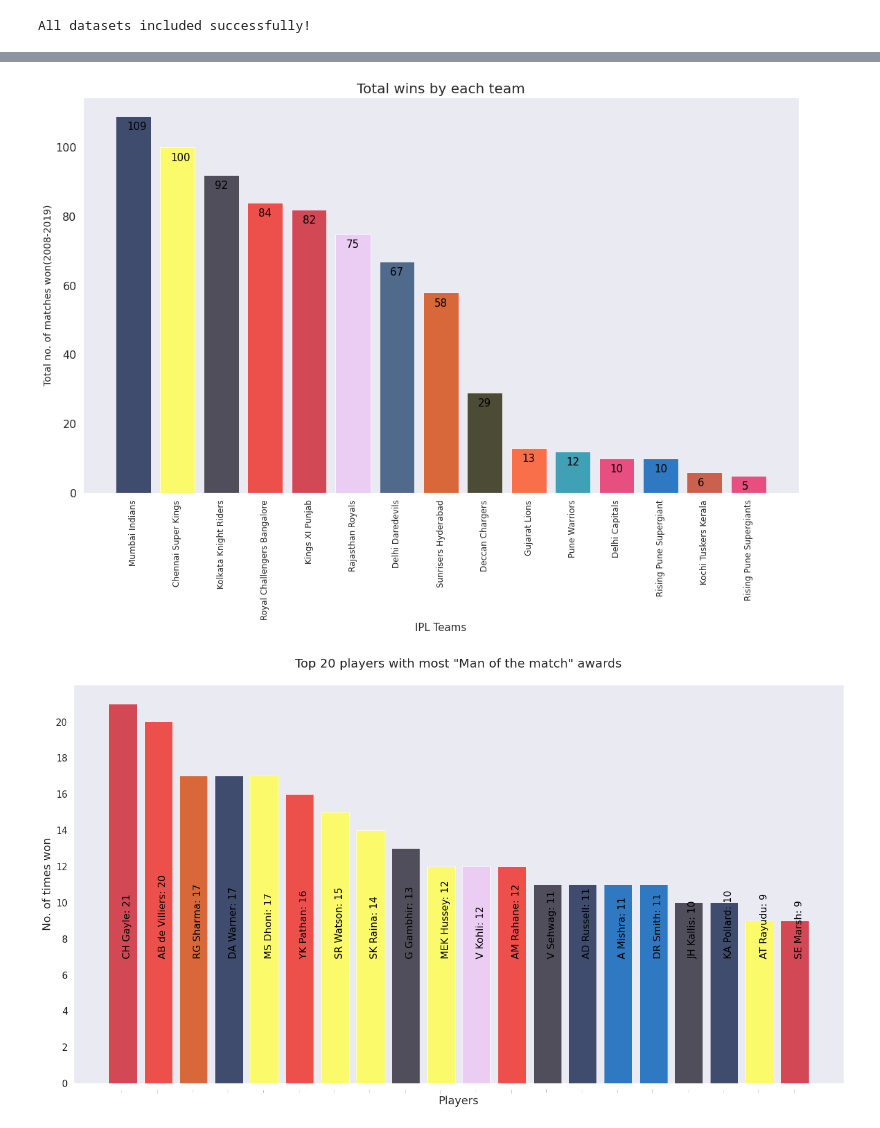
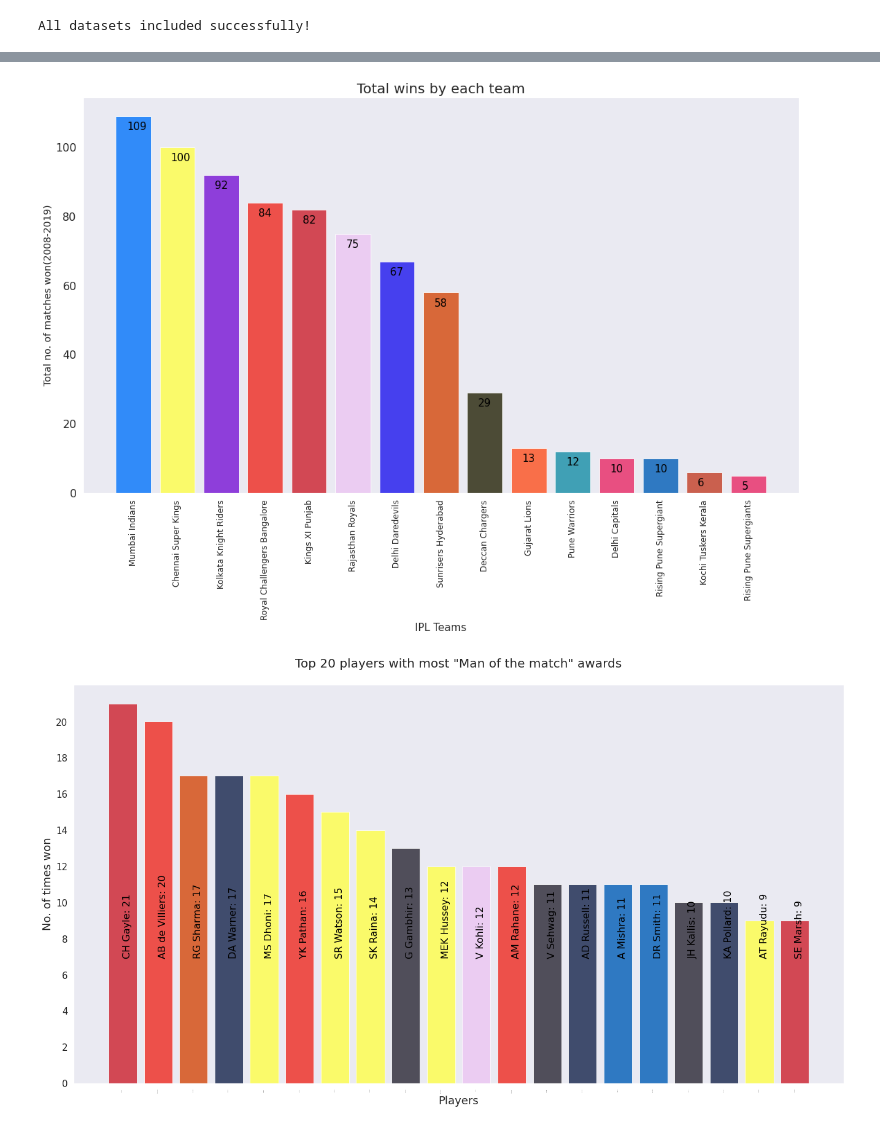
Before and after one commit to MainakRepositor/Data-Analysis, a Jupyter notebook: IPL_EDA.ipynb, the cells around one changed output, grey strips where cells are left out. Drawn from its saved outputs; the diff is of its cells as text; code cells hidden in the pictures.

```diff
--- a/IPL_EDA.ipynb
+++ b/IPL_EDA.ipynb
@@ -37,26 +37,26 @@ df1.head()
 # %%
 fig=plt.gcf()
 fig.set_size_inches(18.5,10.5)
 wins=pd.DataFrame(df1['winner'].value_counts())
 wins['name']=wins.index
 plt.xticks(rotation=90,fontsize=12)
 plt.yticks(fontsize=16)
 plt.bar(wins['name'],
         wins['winner'],
-        color=['#15244C','#FFFF48','#292734','#EF2920','#CD202D','#ECC5F2',
-               '#294A73','#D4480B','#242307','#FD511F','#158EA6','#E82865',
+        color=['#0373fc','#FFFF48','#7713d4','#EF2920','#CD202D','#ECC5F2',
+               '#1d15ed','#D4480B','#242307','#FD511F','#158EA6','#E82865',
                '#005DB7','#C23E25','#E82865']
         ,alpha=0.8)
 count=0
 for i in wins['winner']:
     plt.text(count-0.15,i-4,str(i),size=15,color='black',rotation=0)
     count+=1
 plt.title('Total wins by each team',fontsize=20)
 plt.xlabel('IPL Teams',fontsize=15)
 plt.ylabel('Total no. of matches won(2008-2019)',fontsize=14)
 plt.show()
 # %% [output]
-[figure, old version]
+[figure, new version]
 # %%
 players=pd.DataFrame(df1['player_of_match'].value_counts())
 players['name']=players.index
```
